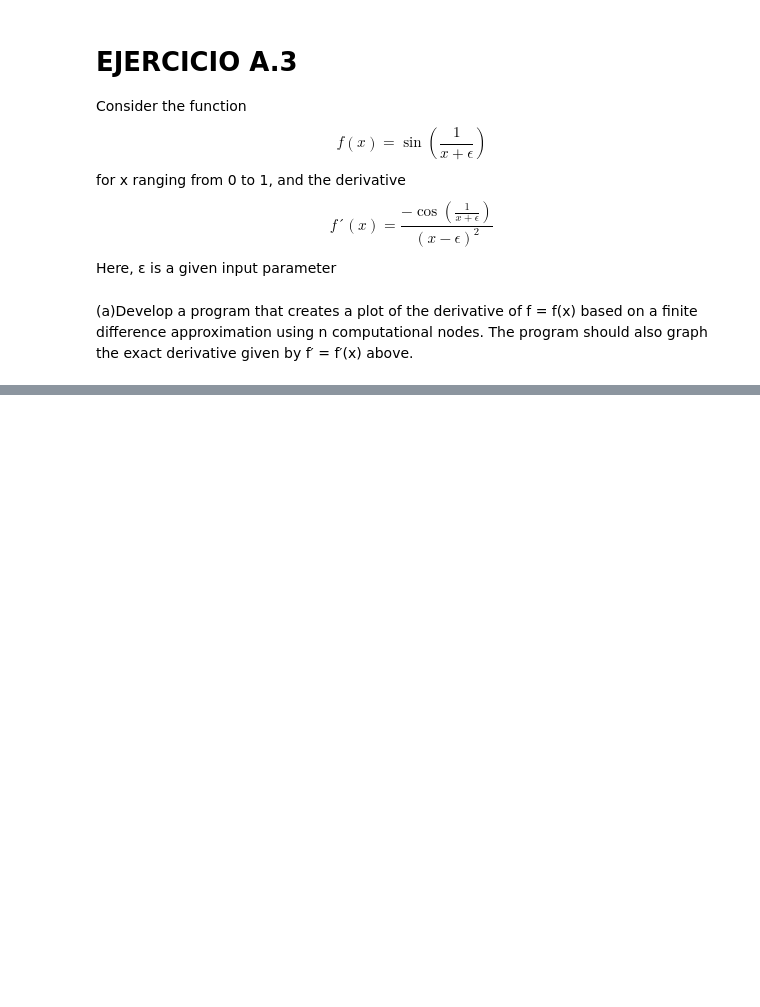
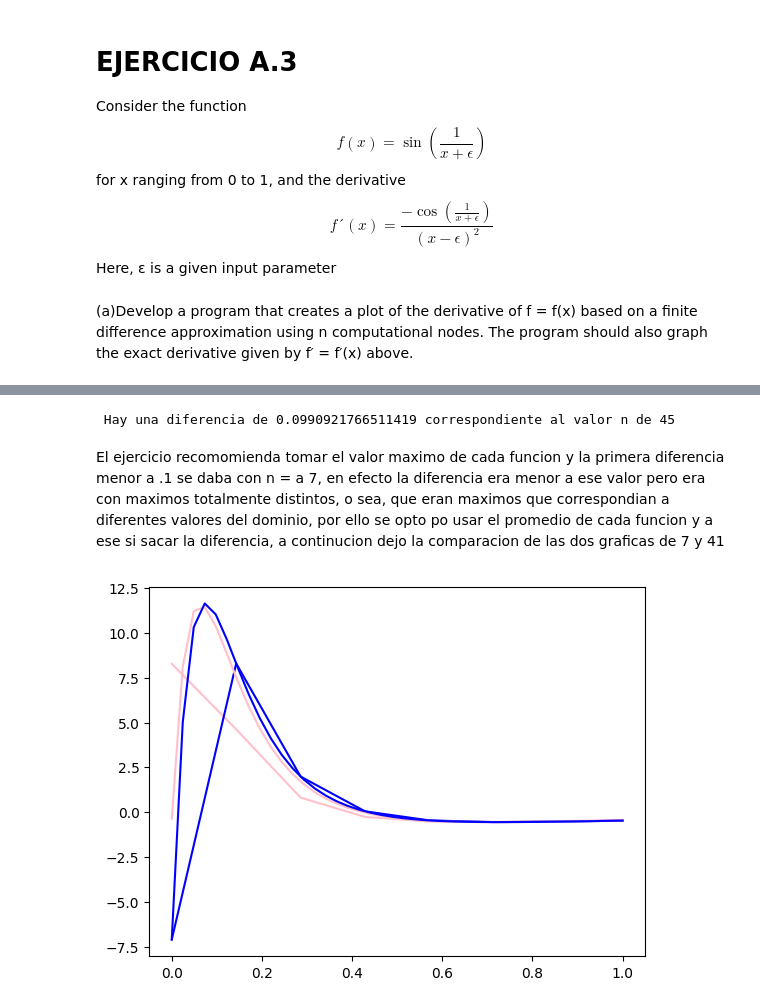
Before and after one commit to LuisDiegoDACA/aa, a Jupyter notebook: Tarea 3.ipynb, the cells around one changed output, grey strips where cells are left out. Drawn from its saved outputs; the diff is of its cells as text; code cells hidden in the pictures; blank space fills up the shorter version.

```diff
--- a/Tarea 3.ipynb
+++ b/Tarea 3.ipynb
@@ -114,0 +154,11 @@ def derivada()
+# %%
+derivadab(ff,df,1/5)
+# %% [output]
+ Hay una diferencia de 0.0990921766511419 correspondiente al valor n de 45
+# %% [markdown]
+El ejercicio recomomienda tomar el valor maximo de cada funcion y  la primera diferencia menor a .1 se daba con n =  a 7, en efecto la diferencia era menor a ese valor pero era con maximos totalmente distintos, o sea, que eran maximos que correspondian a diferentes valores del dominio, por ello se opto po usar el promedio de cada funcion y a ese si sacar la diferencia, a continucion dejo la comparacion de las dos graficas de 7 y 41
+# %%
+derivadagrafica(7,ff,df,1/5)
+plt.show(derivadagrafica(41,ff,df,1/5))
+# %% [output]
+[figure, added]
```
Also changed, not shown: parts of 40 cells of this notebook.
